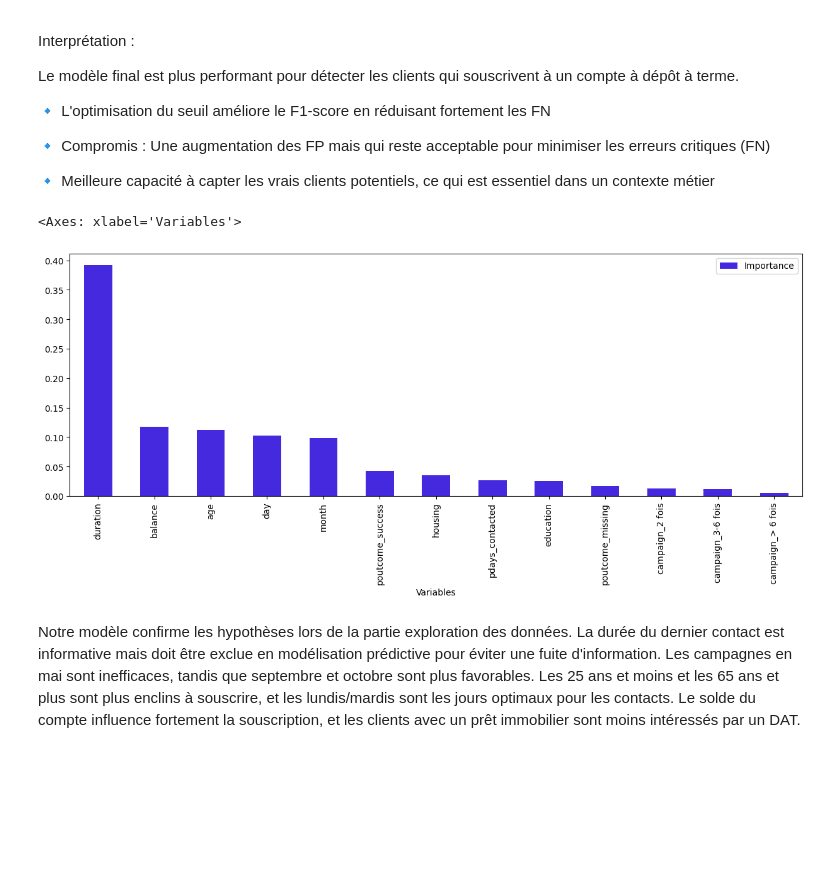
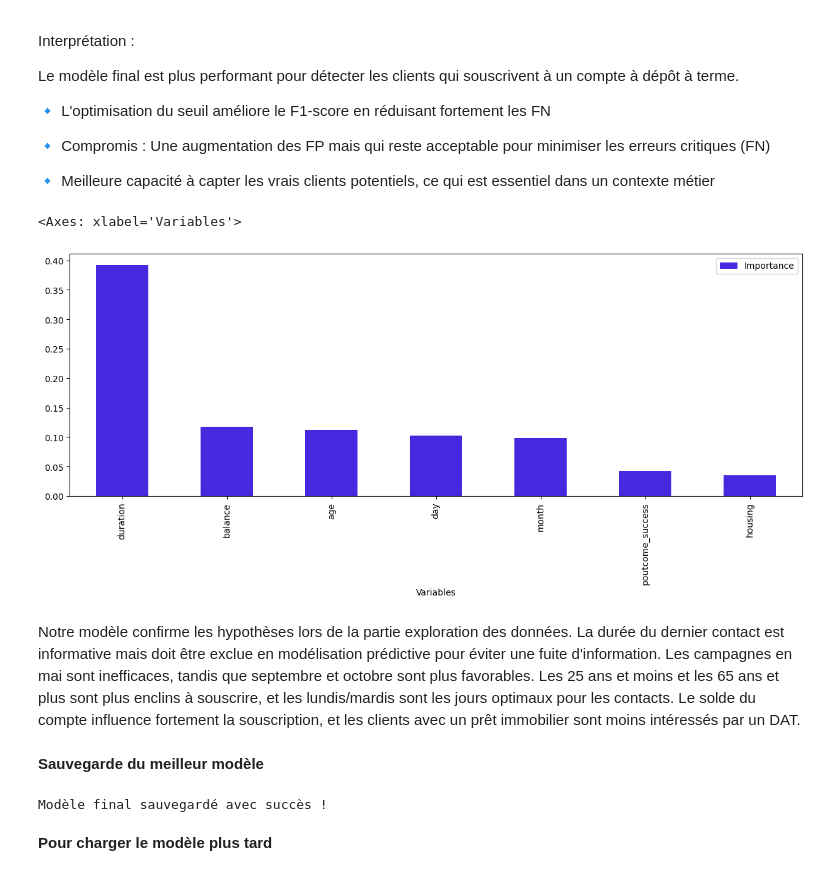
Before and after one commit to Manal-art-coder/DataScientest_Project, a Jupyter notebook: Notebook_commun_final_ML.ipynb, the cells around one changed output. Drawn from its saved outputs; the diff is of its cells as text; code cells hidden in the pictures; blank space fills up the shorter version.

```diff
--- a/Notebook_commun_final_ML.ipynb
+++ b/Notebook_commun_final_ML.ipynb
@@ -1481,18 +1481,34 @@ Le modèle final est plus performant pour détecter les clients qui souscrivent
 # %%
 %matplotlib inline
 final_columns = X_train.columns
 feat_importances = pd.DataFrame({
     "Variables": final_columns,
     "Importance": best_cl2.feature_importances_
 }).sort_values(by="Importance", ascending=False)
-feat_importances.nlargest(30, "Importance").plot.bar(
+feat_importances.nlargest(7, "Importance").plot.bar(
     x="Variables",
     y="Importance",
     figsize=(15, 5),
     color="#4529de"
 )
 # %% [output]
 <Axes: xlabel='Variables'>
-[figure, old version]
+[figure, new version]
 # %% [markdown]
 Notre modèle confirme les hypothèses lors de la partie exploration des données. La durée du dernier contact est informative mais doit être exclue en modélisation prédictive pour éviter une fuite d'information. Les campagnes en mai sont inefficaces, tandis que septembre et octobre sont plus favorables. Les 25 ans et moins et les 65 ans et plus sont plus enclins à souscrire, et les lundis/mardis sont les jours optimaux pour les contacts. Le solde du compte influence fortement la souscription, et les clients avec un prêt immobilier sont moins intéressés par un DAT.
+# %% [markdown]
+**Sauvegarde du meilleur modèle**
+# %%
+import pickle
+
+# Étape 1 : Entraîner uniquement sur X_train
+final_model = best_cl2.fit(X_train, y_train)
+
+# Sauvegarde du modèle dans un fichier
+pickle.dump(final_model, open('FinalModel_BeforeThreshold.sav', 'wb'))
+
+print("Modèle final sauvegardé avec succès !")
+# %% [output]
+Modèle final sauvegardé avec succès !
+# %% [markdown]
+**Pour charger le modèle plus tard**
```
Also changed, not shown: parts of 2 cells of this notebook.
